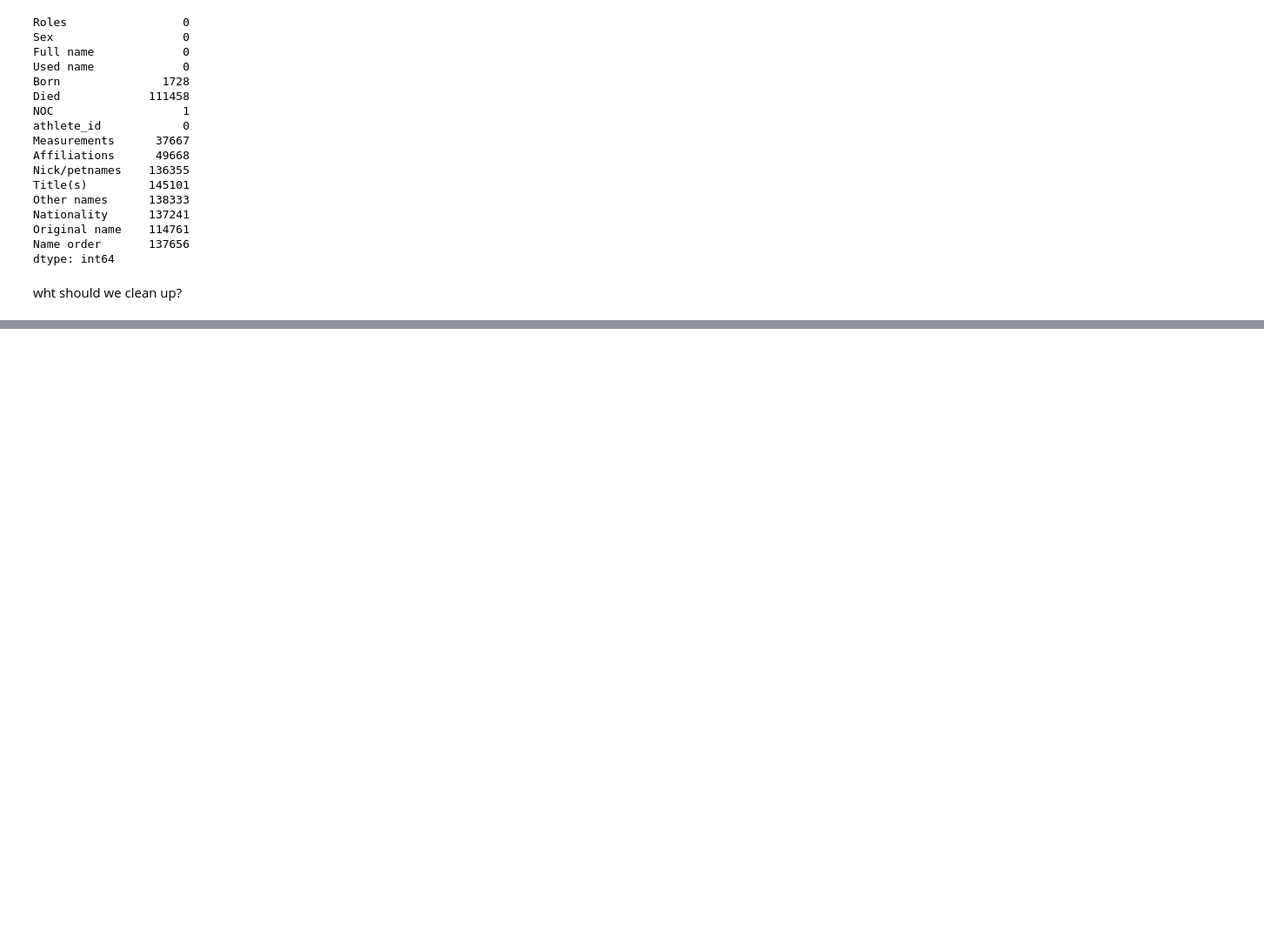
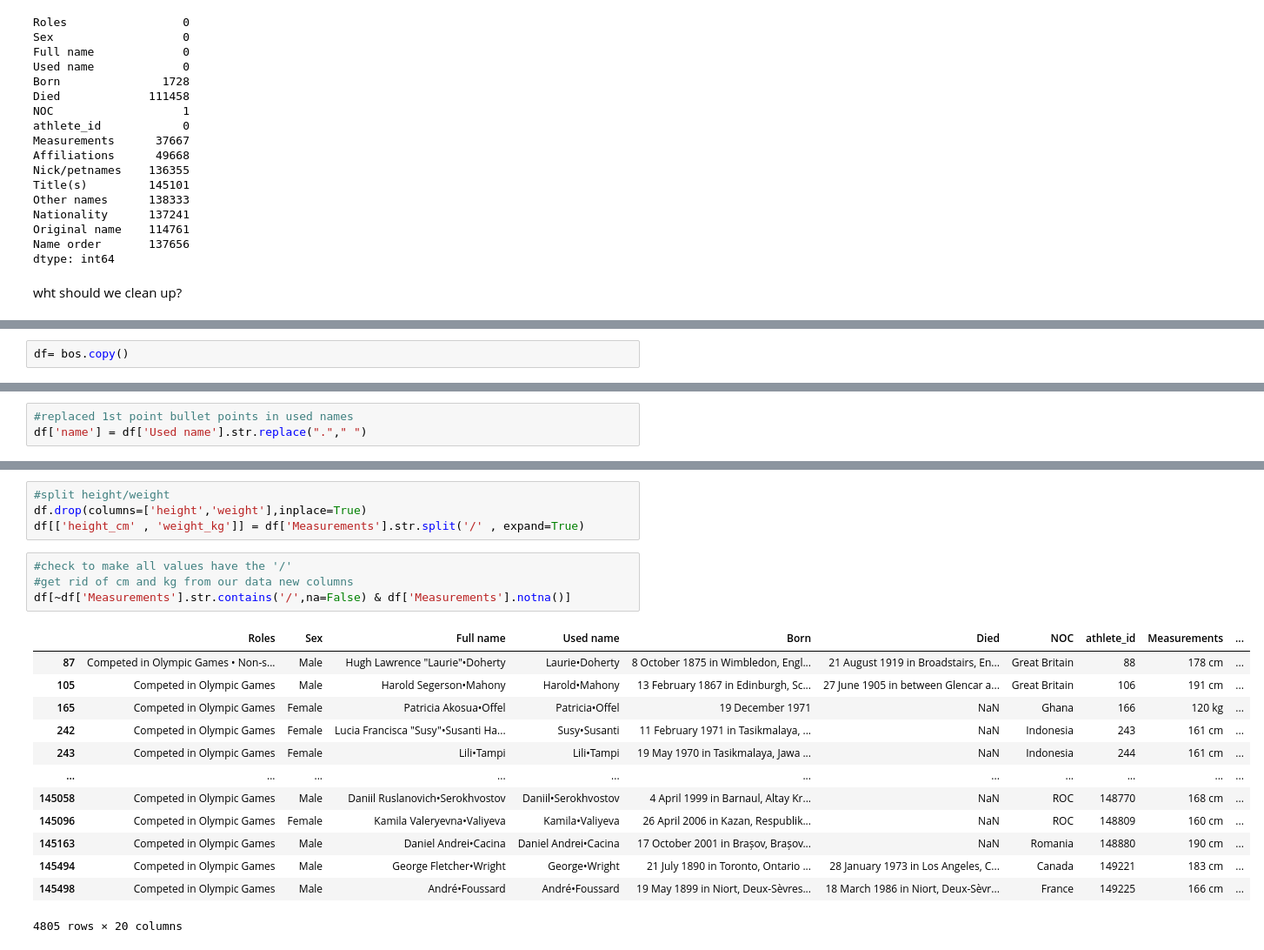
Before and after one commit to ankita7833/Olympics-Dataset, a Jupyter notebook: cleaningd.ipynb, the cells around one changed output, grey strips where cells are left out. Shown at 87% size. Saved outputs shown, nothing was run; the diff lists cells and outputs as text; blank space fills up the shorter version.

```diff
--- a/cleaningd.ipynb
+++ b/cleaningd.ipynb
@@ -41,3 +41,5 @@ wht should we clean up?
 - [ ] split height/weight
 - [ ] parse out dates from 'born' and 'deied' column
 - [ ] parese out city , region and country from 'born' column
+# %%
+df= bos.copy()
@@ -43,0 +83,3 @@ wht should we clean up?
+# %%
+#replaced 1st point bullet points in used names
+df['name'] = df['Used name'].str.replace("."," ")
@@ -43,0 +95,22 @@ wht should we clean up?
+# %%
+#split height/weight
+df.drop(columns=['height','weight'],inplace=True)
+df[['height_cm' , 'weight_kg']] = df['Measurements'].str.split('/' , expand=True)
+# %%
+#check to make all values have the '/'
+#get rid of cm and kg from our data new columns
+df[~df['Measurements'].str.contains('/',na=False) & df['Measurements'].notna()]
+# %% [output]
+|  | Roles | Sex | Full name | Used name | Born | Died | NOC | athlete_id | Measurements | ... |
+| 87 | Competed in Olympic Games • Non-s... | Male | Hugh Lawrence "Laurie"•Doherty | Laurie•Doherty | 8 October 1875 in Wimbledon, Engl... | 21 August 1919 in Broadstairs, En... | Great Britain | 88 | 178 cm | ... |
+| 105 | Competed in Olympic Games | Male | Harold Segerson•Mahony | Harold•Mahony | 13 February 1867 in Edinburgh, Sc... | 27 June 1905 in between Glencar a... | Great Britain | 106 | 191 cm | ... |
+| 165 | Competed in Olympic Games | Female | Patricia Akosua•Offel | Patricia•Offel | 19 December 1971 | NaN | Ghana | 166 | 120 kg | ... |
+| 242 | Competed in Olympic Games | Female | Lucia Francisca "Susy"•Susanti Ha... | Susy•Susanti | 11 February 1971 in Tasikmalaya, ... | NaN | Indonesia | 243 | 161 cm | ... |
+| 243 | Competed in Olympic Games | Female | Lili•Tampi | Lili•Tampi | 19 May 1970 in Tasikmalaya, Jawa ... | NaN | Indonesia | 244 | 161 cm | ... |
+| ... | ... | ... | ... | ... | ... | ... | ... | ... | ... | ... |
+| 145058 | Competed in Olympic Games | Male | Daniil Ruslanovich•Serokhvostov | Daniil•Serokhvostov | 4 April 1999 in Barnaul, Altay Kr... | NaN | ROC | 148770 | 168 cm | ... |
+| 145096 | Competed in Olympic Games | Female | Kamila Valeryevna•Valiyeva | Kamila•Valiyeva | 26 April 2006 in Kazan, Respublik... | NaN | ROC | 148809 | 160 cm | ... |
+| 145163 | Competed in Olympic Games | Male | Daniel Andrei•Cacina | Daniel Andrei•Cacina | 17 October 2001 in Brașov, Brașov... | NaN | Romania | 148880 | 190 cm | ... |
+| 145494 | Competed in Olympic Games | Male | George Fletcher•Wright | George•Wright | 21 July 1890 in Toronto, Ontario ... | 28 January 1973 in Los Angeles, C... | Canada | 149221 | 183 cm | ... |
+| 145498 | Competed in Olympic Games | Male | André•Foussard | André•Foussard | 19 May 1899 in Niort, Deux-Sèvres... | 18 March 1986 in Niort, Deux-Sèvr... | France | 149225 | 166 cm | ... |
+4805 rows × 20 columns
```
Also changed, not shown: parts of 6 cells of this notebook.
